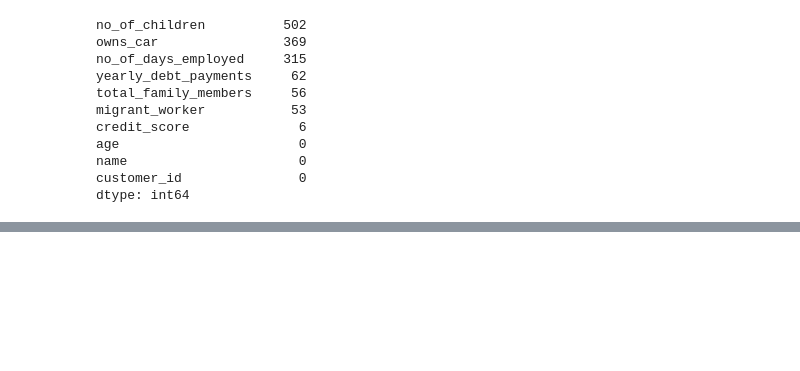
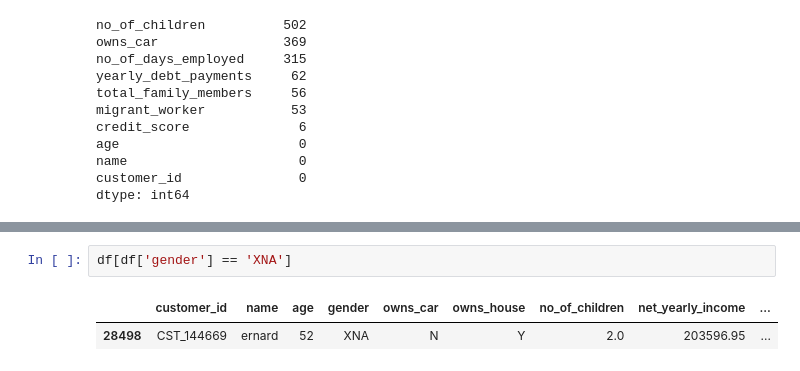
Before and after one commit to sujatakumari23/CrediRisk, a Jupyter notebook: Credit Risk Analysis.ipynb, the cells around one changed output, grey strips where cells are left out. Saved outputs shown, nothing was run; the diff lists cells and outputs as text; blank space fills up the shorter version.

```diff
--- a/Credit Risk Analysis.ipynb
+++ b/Credit Risk Analysis.ipynb
@@ -113,0 +161,5 @@ dtype: int64
+# %%
+df[df['gender'] == 'XNA']
+# %% [output]
+|  | customer_id | name | age | gender | owns_car | owns_house | no_of_children | net_yearly_income | ... |
+| 28498 | CST_144669 | ernard | 52 | XNA | N | Y | 2.0 | 203596.95 | ... |
```
Also changed, not shown: parts of 14 cells of this notebook.
